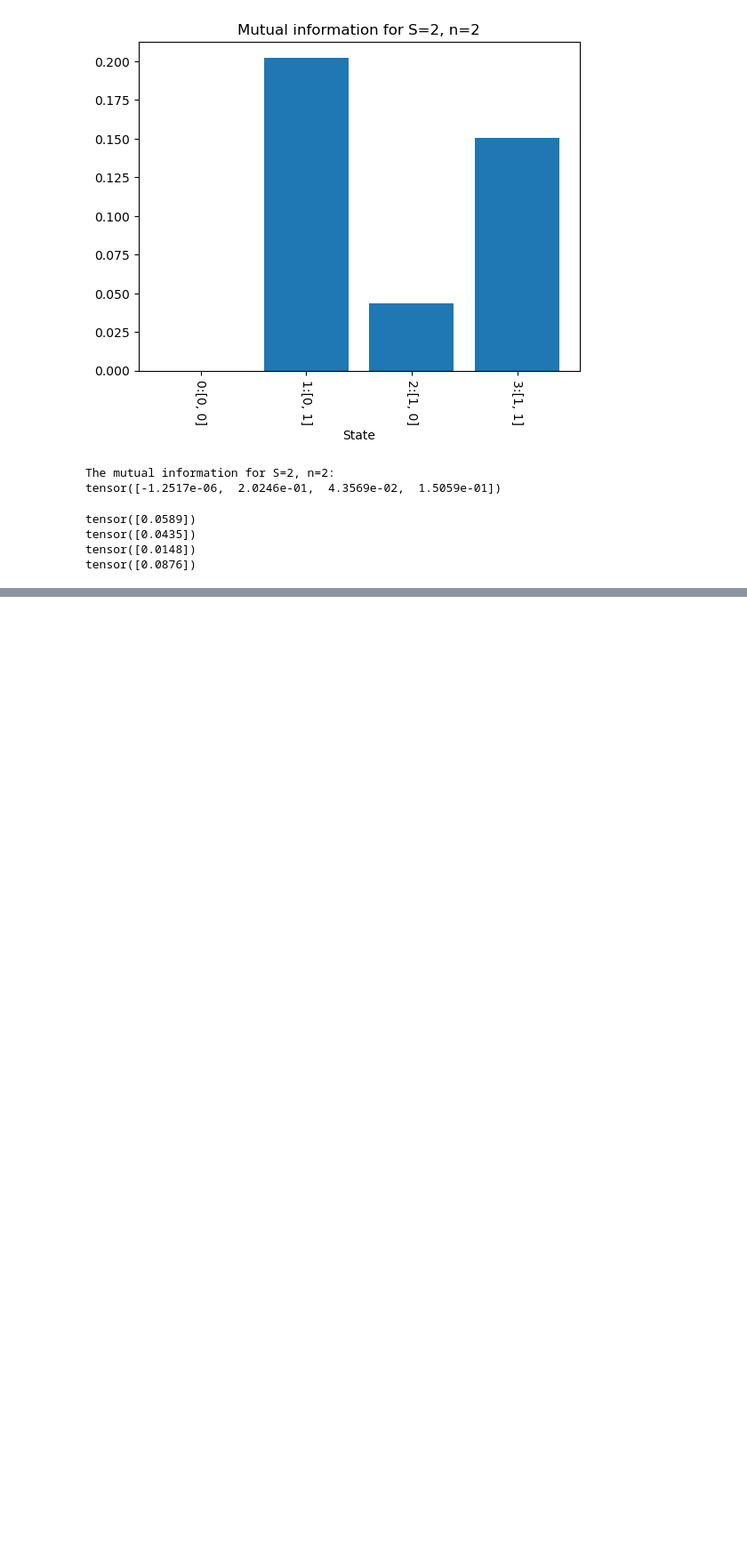
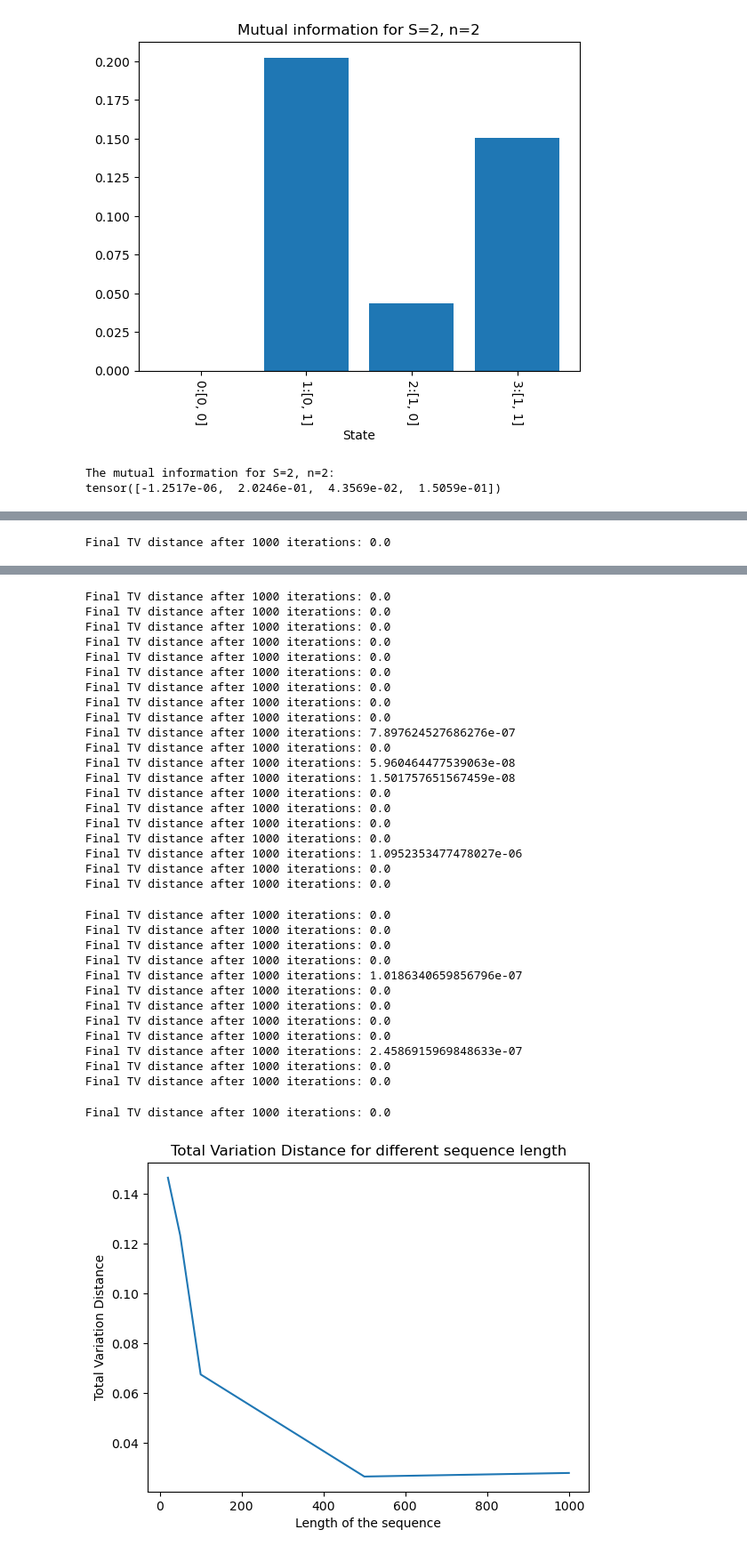
Before and after one commit to gszfwsb/Unveiling-Induction-Heads, a Jupyter notebook: RPE/simu_grad/simu_grad.ipynb, the cells around one changed output, grey strips where cells are left out. Shown at 89% size. Drawn from its saved outputs; the diff is of its cells as text; code cells hidden in the pictures; blank space fills up the shorter version.

```diff
--- a/RPE/simu_grad/simu_grad.ipynb
+++ b/RPE/simu_grad/simu_grad.ipynb
@@ -467,13 +264,3 @@ tensor([[0.0042],
 [figure]
 The mutual information for S=2, n=2:
 tensor([-1.2517e-06,  2.0246e-01,  4.3569e-02,  1.5059e-01])
-# %%
-print(mu[4] * pi[4, 1])
-print(mu[2] * pi[2, 1])
-print(mu[3] * pi[3, 0])
-print(mu[5] * pi[5, 0])
-# %% [output]
-tensor([0.0589])
-tensor([0.0435])
-tensor([0.0148])
-tensor([0.0876])
@@ -479,0 +306,14 @@ tensor([0.0876])
+# %%
+tv_ls = []
+L_ls = [20, 50, 100, 500, 1000]
+for L in L_ls:
+    tv = marginal_tv_convergence(S, L, n_language, alpha, num_test=50, output=False)
+    tv_ls.append(tv)
+
+import matplotlib.pyplot as plt
+plt.plot(L_ls, tv_ls)
+plt.xlabel('Length of the sequence')
+plt.ylabel('Total Variation Distance')
+plt.title(f'Total Variation Distance for different sequence length')
+plt.show()
+# %% [output]
@@ -479,0 +429 @@ tensor([0.0876])
+Final TV distance after 1000 iterations: 0.0
@@ -479,0 +447,34 @@ tensor([0.0876])
+Final TV distance after 1000 iterations: 0.0
+Final TV distance after 1000 iterations: 0.0
+Final TV distance after 1000 iterations: 0.0
+Final TV distance after 1000 iterations: 0.0
+Final TV distance after 1000 iterations: 0.0
+Final TV distance after 1000 iterations: 0.0
+Final TV distance after 1000 iterations: 0.0
+Final TV distance after 1000 iterations: 0.0
+Final TV distance after 1000 iterations: 0.0
+Final TV distance after 1000 iterations: 7.897624527686276e-07
+Final TV distance after 1000 iterations: 0.0
+Final TV distance after 1000 iterations: 5.960464477539063e-08
+Final TV distance after 1000 iterations: 1.501757651567459e-08
+Final TV distance after 1000 iterations: 0.0
+Final TV distance after 1000 iterations: 0.0
+Final TV distance after 1000 iterations: 0.0
+Final TV distance after 1000 iterations: 0.0
+Final TV distance after 1000 iterations: 1.0952353477478027e-06
+Final TV distance after 1000 iterations: 0.0
+Final TV distance after 1000 iterations: 0.0
+Final TV distance after 1000 iterations: 0.0
+Final TV distance after 1000 iterations: 0.0
+Final TV distance after 1000 iterations: 0.0
+Final TV distance after 1000 iterations: 0.0
+Final TV distance after 1000 iterations: 1.0186340659856796e-07
+Final TV distance after 1000 iterations: 0.0
+Final TV distance after 1000 iterations: 0.0
+Final TV distance after 1000 iterations: 0.0
+Final TV distance after 1000 iterations: 0.0
+Final TV distance after 1000 iterations: 2.4586915969848633e-07
+Final TV distance after 1000 iterations: 0.0
+Final TV distance after 1000 iterations: 0.0
+Final TV distance after 1000 iterations: 0.0
+[figure, added]
```
Also changed, not shown: parts of 6 cells of this notebook, 3 other files.
